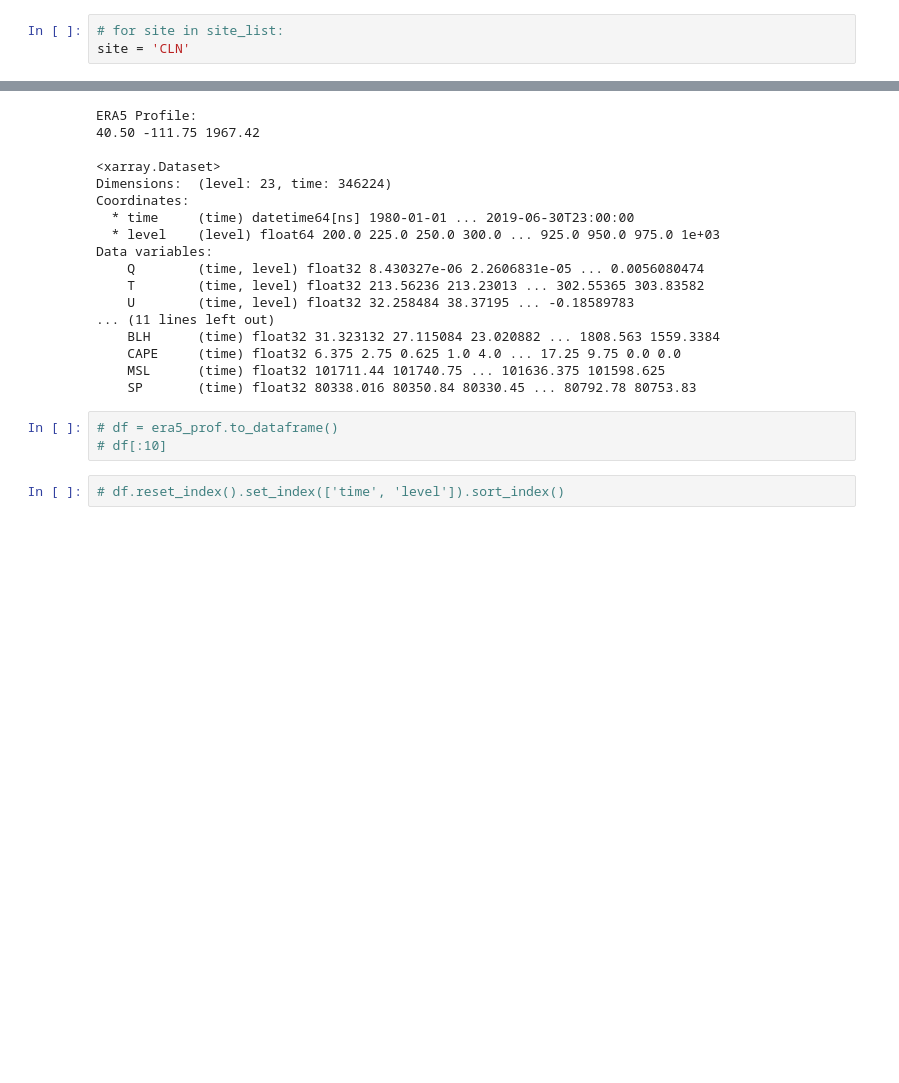
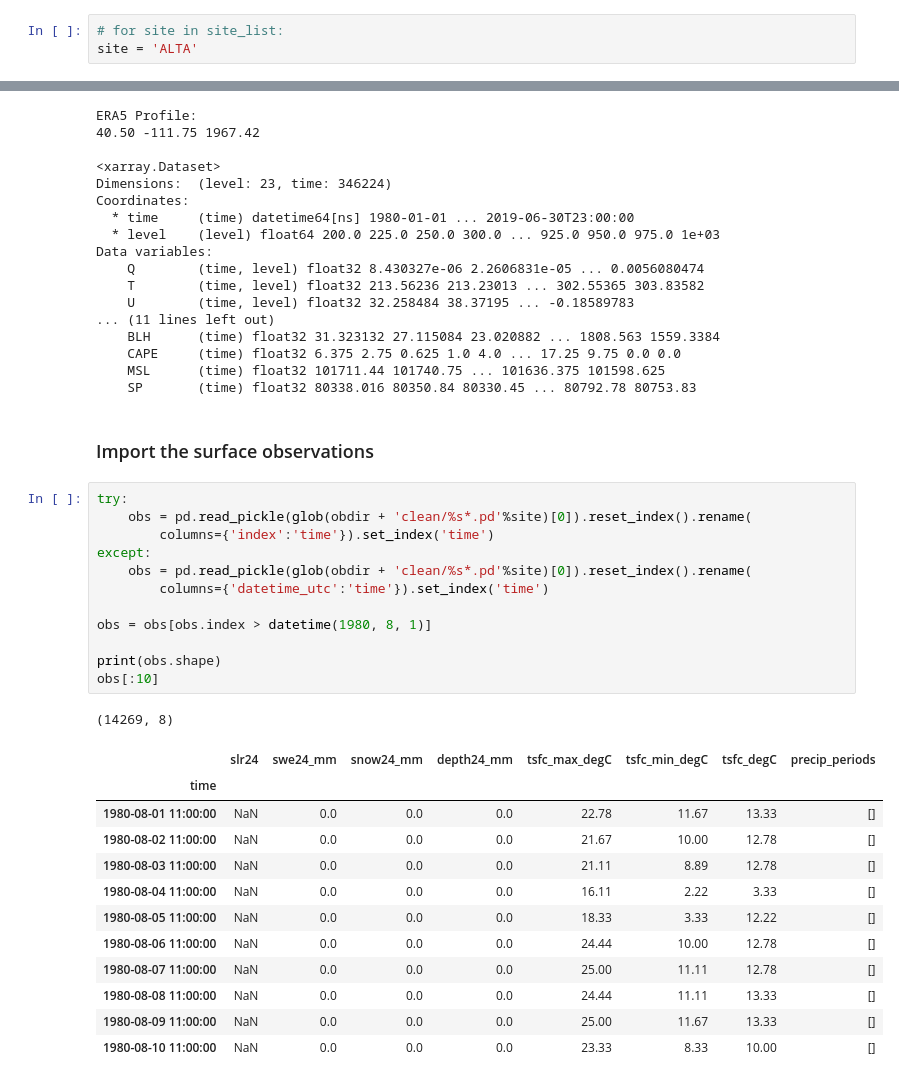
Before and after one commit to m-wessler/snow-liquid-ratio, a Jupyter notebook: core/pair_era5profiles.ipynb, the cells around one changed output, grey strips where cells are left out. Drawn from its saved outputs; the diff is of its cells as text; blank space fills up the shorter version.

```diff
--- a/core/pair_era5profiles.ipynb
+++ b/core/pair_era5profiles.ipynb
@@ -23,7 +27,7 @@ site_list
 # Build into a loop over all stations
 # %%
 # for site in site_list:
-site = 'CLN'
+site = 'ALTA'
 # %% [markdown]
 ### Obtain the metadata
 # %%
@@ -100,8 +106,31 @@ Data variables:
     CAPE     (time) float32 6.375 2.75 0.625 1.0 4.0 ... 17.25 9.75 0.0 0.0
     MSL      (time) float32 101711.44 101740.75 ... 101636.375 101598.625
     SP       (time) float32 80338.016 80350.84 80330.45 ... 80792.78 80753.83
-# %%
-# df = era5_prof.to_dataframe()
-# df[:10]
-# %%
-# df.reset_index().set_index(['time', 'level']).sort_index()
+# %% [markdown]
+### Import the surface observations
+# %%
+try:
+    obs = pd.read_pickle(glob(obdir + 'clean/%s*.pd'%site)[0]).reset_index().rename(
+        columns={'index':'time'}).set_index('time')
+except:
+    obs = pd.read_pickle(glob(obdir + 'clean/%s*.pd'%site)[0]).reset_index().rename(
+        columns={'datetime_utc':'time'}).set_index('time')
+
+obs = obs[obs.index > datetime(1980, 8, 1)]
+
+print(obs.shape)
+obs[:10]
+# %% [output]
+(14269, 8)
+|  | slr24 | swe24_mm | snow24_mm | depth24_mm | tsfc_max_degC | tsfc_min_degC | tsfc_degC | precip_periods |
+| time |  |  |  |  |  |  |  |  |
+| 1980-08-01 11:00:00 | NaN | 0.0 | 0.0 | 0.0 | 22.78 | 11.67 | 13.33 | [] |
+| 1980-08-02 11:00:00 | NaN | 0.0 | 0.0 | 0.0 | 21.67 | 10.00 | 12.78 | [] |
+| 1980-08-03 11:00:00 | NaN | 0.0 | 0.0 | 0.0 | 21.11 | 8.89 | 12.78 | [] |
+| 1980-08-04 11:00:00 | NaN | 0.0 | 0.0 | 0.0 | 16.11 | 2.22 | 3.33 | [] |
+| 1980-08-05 11:00:00 | NaN | 0.0 | 0.0 | 0.0 | 18.33 | 3.33 | 12.22 | [] |
+| 1980-08-06 11:00:00 | NaN | 0.0 | 0.0 | 0.0 | 24.44 | 10.00 | 12.78 | [] |
+| 1980-08-07 11:00:00 | NaN | 0.0 | 0.0 | 0.0 | 25.00 | 11.11 | 12.78 | [] |
+| 1980-08-08 11:00:00 | NaN | 0.0 | 0.0 | 0.0 | 24.44 | 11.11 | 13.33 | [] |
+| 1980-08-09 11:00:00 | NaN | 0.0 | 0.0 | 0.0 | 25.00 | 11.67 | 13.33 | [] |
+| 1980-08-10 11:00:00 | NaN | 0.0 | 0.0 | 0.0 | 23.33 | 8.33 | 10.00 | [] |
```
Also changed, not shown: parts of 7 cells of this notebook.
